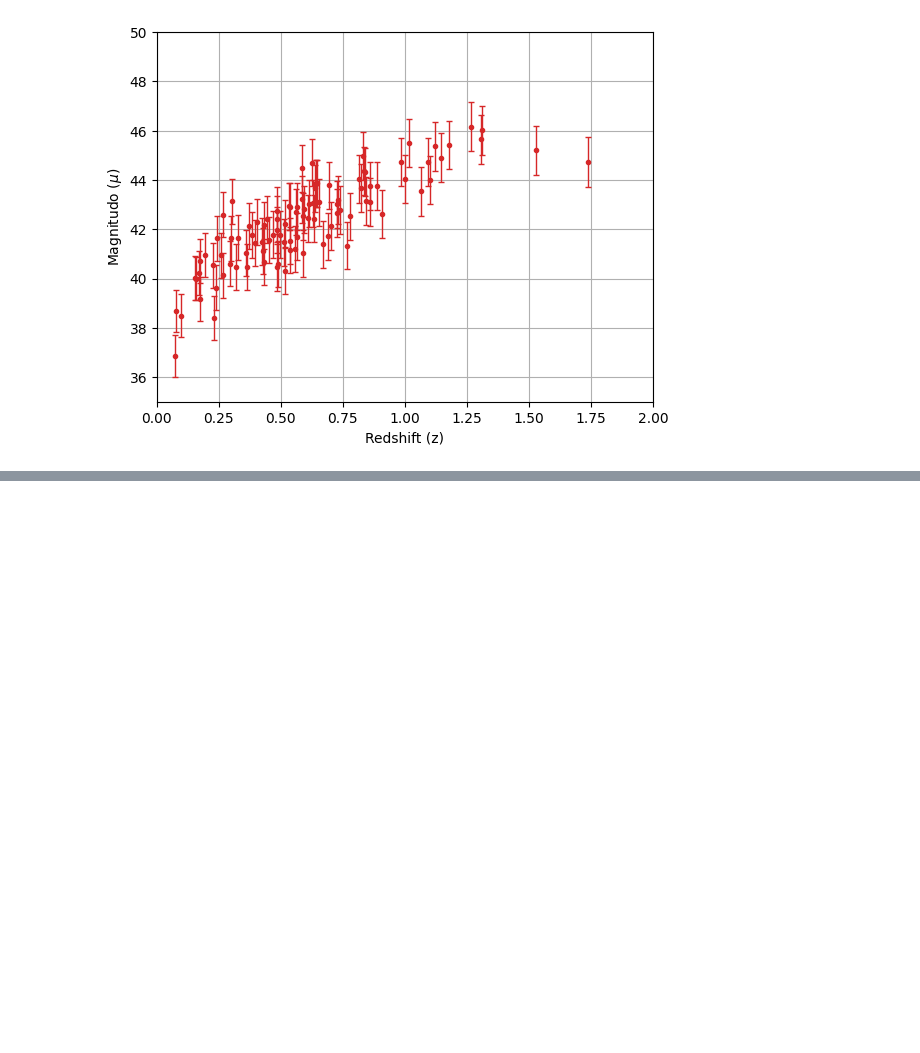
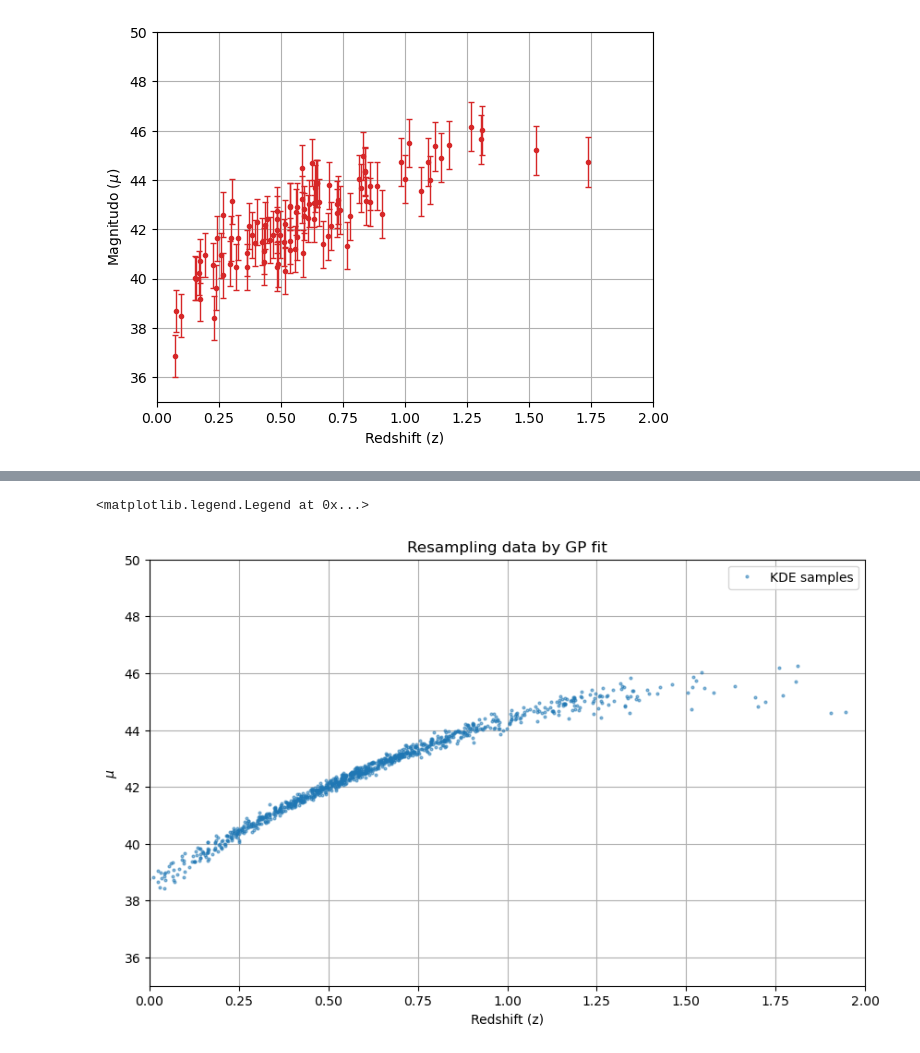
Before and after one commit to NiccoManto01/ilovegit, a Jupyter notebook: Lezioni/Lezione_18/super2.ipynb, the cells around one changed output, grey strips where cells are left out. Drawn from its saved outputs; the diff is of its cells as text; code cells hidden in the pictures; blank space fills up the shorter version.

```diff
--- a/Lezioni/Lezione_18/super2.ipynb
+++ b/Lezioni/Lezione_18/super2.ipynb
@@ -41,0 +44,20 @@ plt.legend()
+# %%
+from sklearn.neighbors import KernelDensity
+
+fig3, ax3 = plt.subplots(figsize=(10,6))
+kde = KernelDensity(kernel='gaussian', bandwidth=0.1)
+kde.fit(z_sample.reshape(-1, 1))
+z_copy = kde.sample(1000, random_state=42)
+mu_gp, dmu_gp = gp.predict(z_copy.reshape(-1, 1), return_std=True)
+mu_copy = mu_gp + np.random.normal(0, dmu_gp)  # Adding noise to the GP prediction
+ax3.plot(z_copy, mu_copy, 'o', markersize=2, label='KDE samples', color='tab:blue', alpha=0.5)
+ax3.set_title("Resampling data by GP fit")
+ax3.set_xlabel("Redshift (z)")
+ax3.set_ylabel(rf"$\mu$")
+ax3.set_xlim(0,2)
+ax3.set_ylim(35,50)
+ax3.grid()
+ax3.legend()
+# %% [output]
+<matplotlib.legend.Legend at 0x...>
+[figure, added]
```
Also changed, not shown: parts of 2 cells of this notebook, 3 other files.
